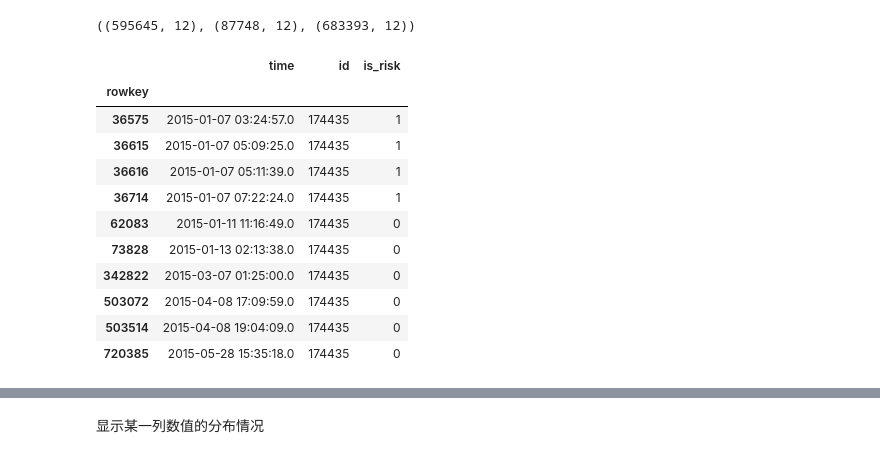
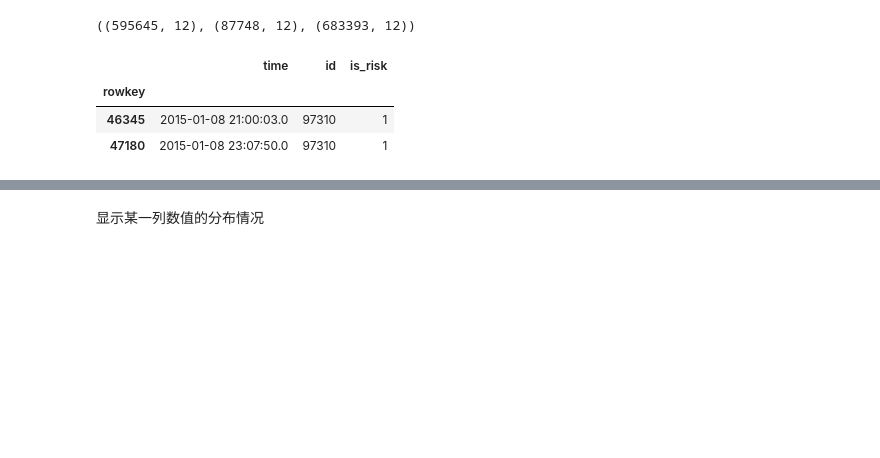
Before and after one commit to tusonggao/Kaggle_code, a Jupyter notebook: jd_contest/jd_contest.ipynb, the cells around one changed output, grey strips where cells are left out. Drawn from its saved outputs; the diff is of its cells as text; code cells hidden in the pictures; blank space fills up the shorter version.

```diff
--- a/jd_contest/jd_contest.ipynb
+++ b/jd_contest/jd_contest.ipynb
@@ -23,21 +23,13 @@ login_df.shape, login_test_df.shape, merged_login_df.shape
 # %%
 # 得到一列不同的值
 login_df['result'].unique()
 login_df['id'].unique()
 len(login_df['city'].unique()), len(login_df.index)
 trade_df.count()
-trade_df[trade_df.id=='174435'].sort_values(by='time', ascending = True)
+trade_df[trade_df.id=='97310'].sort_values(by='time', ascending = True)
 # %% [output]
 |  | time | id | is_risk |
 | rowkey |  |  |  |
-| 36575 | 2015-01-07 03:24:57.0 | 174435 | 1 |
-| 36615 | 2015-01-07 05:09:25.0 | 174435 | 1 |
-| 36616 | 2015-01-07 05:11:39.0 | 174435 | 1 |
-| 36714 | 2015-01-07 07:22:24.0 | 174435 | 1 |
-| 62083 | 2015-01-11 11:16:49.0 | 174435 | 0 |
-| 73828 | 2015-01-13 02:13:38.0 | 174435 | 0 |
-| 342822 | 2015-03-07 01:25:00.0 | 174435 | 0 |
-| 503072 | 2015-04-08 17:09:59.0 | 174435 | 0 |
-| 503514 | 2015-04-08 19:04:09.0 | 174435 | 0 |
-| 720385 | 2015-05-28 15:35:18.0 | 174435 | 0 |
+| 46345 | 2015-01-08 21:00:03.0 | 97310 | 1 |
+| 47180 | 2015-01-08 23:07:50.0 | 97310 | 1 |
 # %%
```
Also changed, not shown: parts of 6 cells of this notebook.
